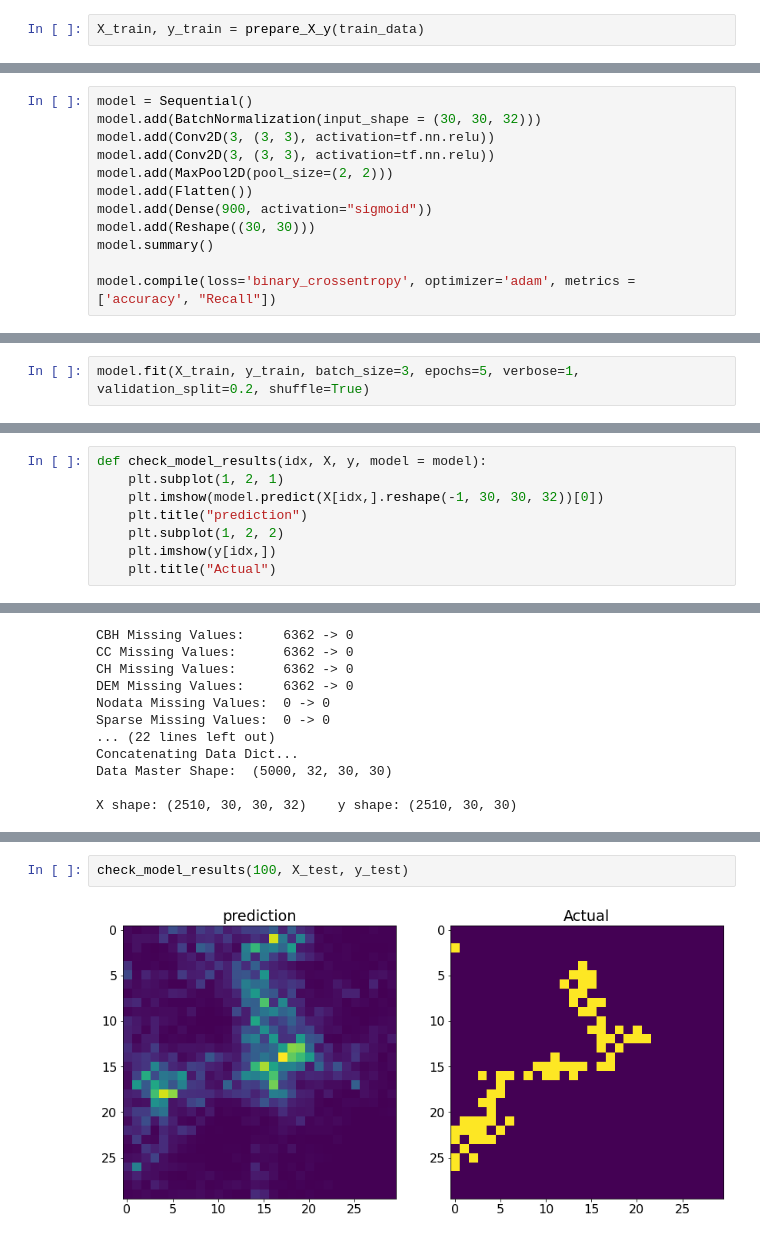
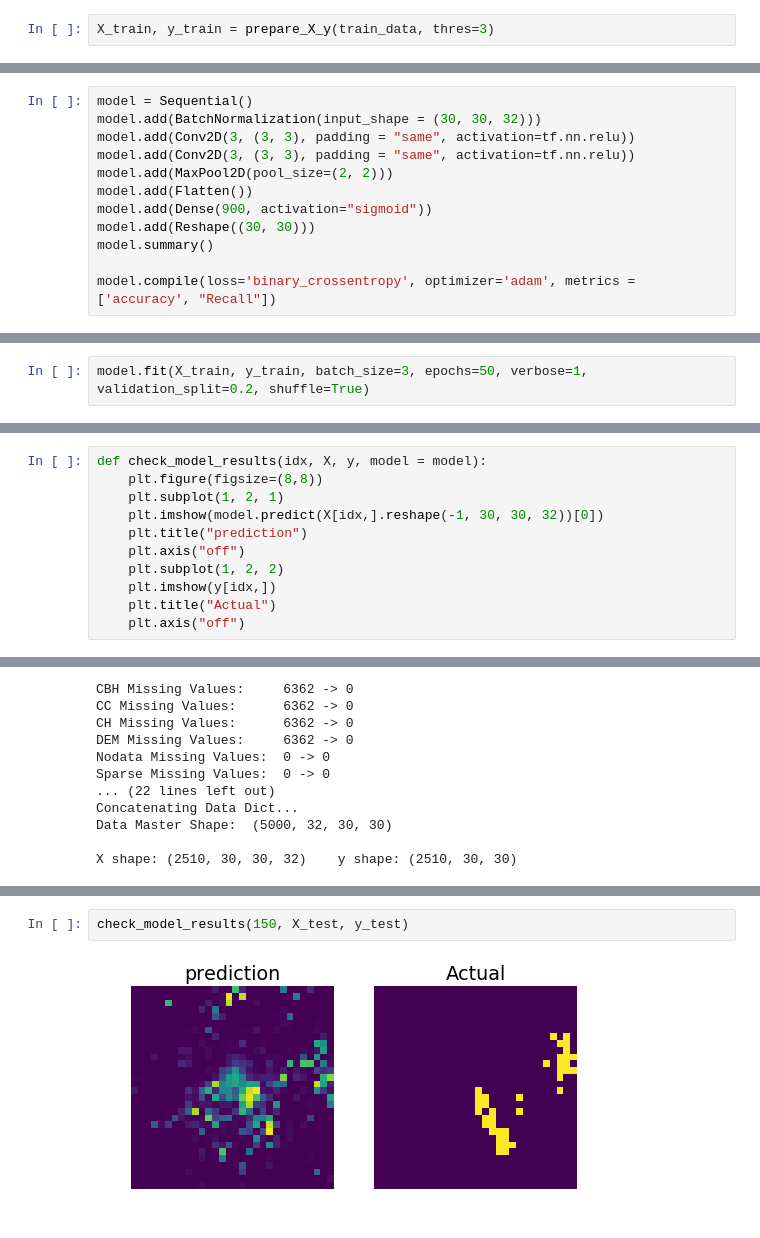
Before and after one commit to M0gician/UCI-ML-Hackathon-2020, a Jupyter notebook: cnn-test.ipynb, the cells around one changed output, grey strips where cells are left out. Drawn from its saved outputs; the diff is of its cells as text.

Commit message:
update cnn model

```diff
--- a/cnn-test.ipynb
+++ b/cnn-test.ipynb
@@ -195,7 +196,7 @@ def prepare_X_y(data_dict, thres=3, target=0):
     print("X shape: {}    y shape: {}".format(X.shape, y.shape))
     return X, y
 # %%
-X_train, y_train = prepare_X_y(train_data)
+X_train, y_train = prepare_X_y(train_data, thres=3)
 # %% [output]
 Preparing X, y ...
 Filling Missing Values By Pixel....
@@ -225,8 +226,8 @@ from tensorflow.keras.layers import Conv2D, MaxPool2D, ZeroPadding2D, Dense, Res
 # %%
 model = Sequential()
 model.add(BatchNormalization(input_shape = (30, 30, 32)))
-model.add(Conv2D(3, (3, 3), activation=tf.nn.relu))
-model.add(Conv2D(3, (3, 3), activation=tf.nn.relu))
+model.add(Conv2D(3, (3, 3), padding = "same", activation=tf.nn.relu))
+model.add(Conv2D(3, (3, 3), padding = "same", activation=tf.nn.relu))
 model.add(MaxPool2D(pool_size=(2, 2)))
 model.add(Flatten())
 model.add(Dense(900, activation="sigmoid"))
@@ -253,6 +254,6 @@ Trainable params: 458,215
 Non-trainable params: 64
 _________________________________________________________________
 # %%
-model.fit(X_train, y_train, batch_size=3, epochs=5, verbose=1, validation_split=0.2, shuffle=True)
+model.fit(X_train, y_train, batch_size=3, epochs=50, verbose=1, validation_split=0.2, shuffle=True)
 # %% [output]
 Train on 4166 samples, validate on 1042 samples
@@ -272,12 +276,15 @@ Epoch 5/5
 <tensorflow.python.keras.callbacks.History at 0x...>
 # %%
 def check_model_results(idx, X, y, model = model):
+    plt.figure(figsize=(8,8))
     plt.subplot(1, 2, 1)
     plt.imshow(model.predict(X[idx,].reshape(-1, 30, 30, 32))[0])
     plt.title("prediction")
+    plt.axis("off")
     plt.subplot(1, 2, 2)
     plt.imshow(y[idx,])
     plt.title("Actual")
+    plt.axis("off")
 # %%
 check_model_results(100, X_train, y_train)
 # %% [output]
@@ -319,7 +326,7 @@ model.evaluate(X_test, y_test)
 # %%
-check_model_results(100, X_test, y_test)
+check_model_results(150, X_test, y_test)
 # %% [output]
-[figure, old version]
+[figure, new version]
 # %%
 check_model_results(1000, X_test, y_test)
 # %% [output]
```
Also changed, not shown: parts of 17 cells of this notebook.
